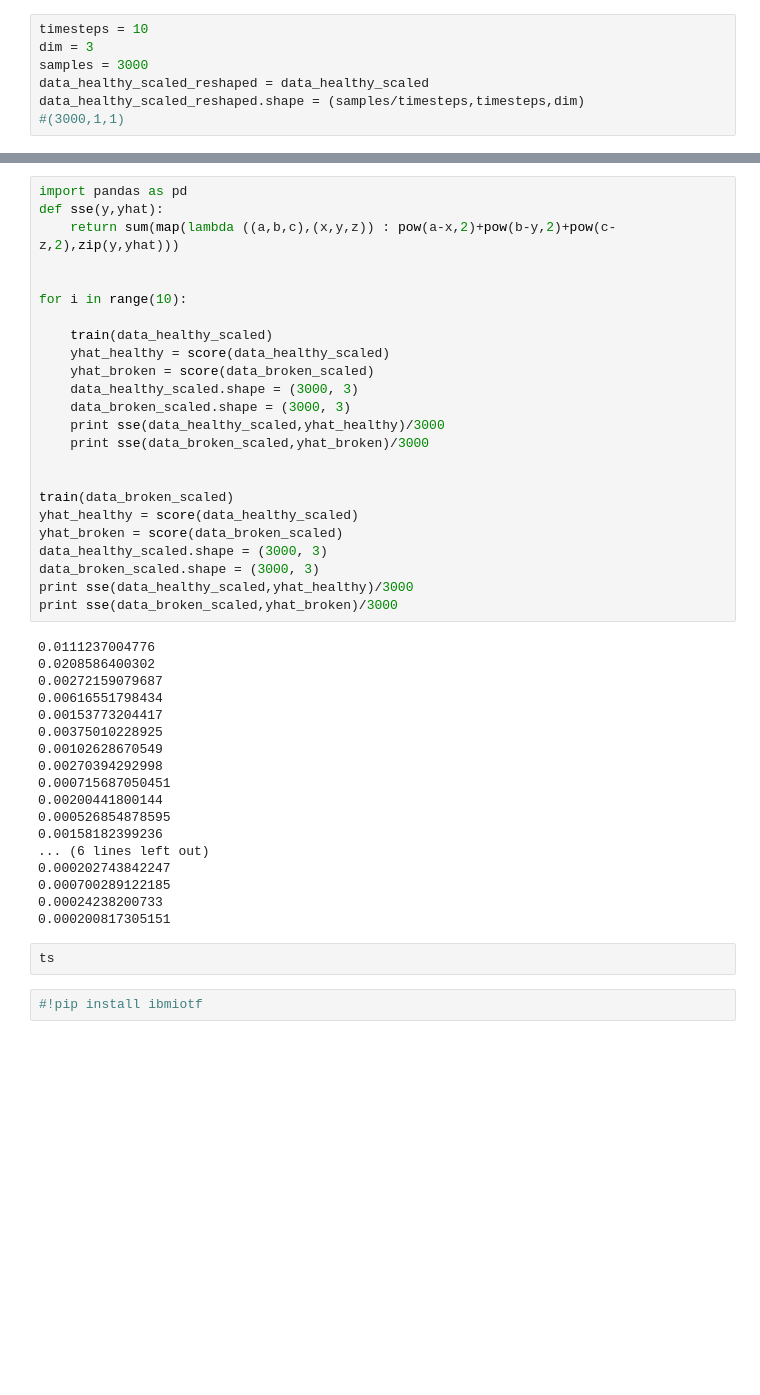
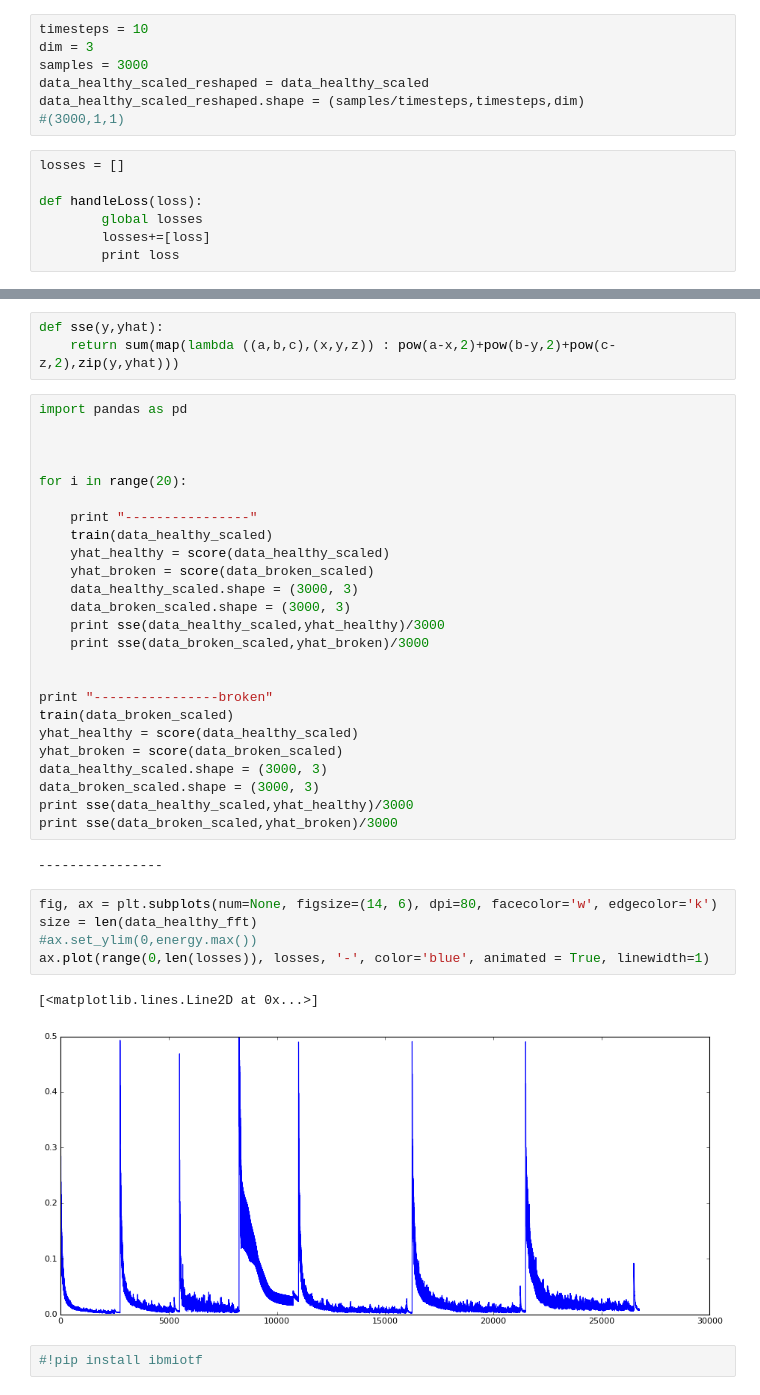
Before and after one commit to romeokienzler/ibm-developer, a Jupyter notebook: WatsonIoTPlatformKerasTFLSTM.ipynb, the cells around one changed output, grey strips where cells are left out. Cells and saved outputs as stored; diff of their text form; blank space fills up the shorter version.

```diff
--- a/WatsonIoTPlatformKerasTFLSTM.ipynb
+++ b/WatsonIoTPlatformKerasTFLSTM.ipynb
@@ -89,3 +78,10 @@ samples = 3000
 data_healthy_scaled_reshaped = data_healthy_scaled
 data_healthy_scaled_reshaped.shape = (samples/timesteps,timesteps,dim)
 #(3000,1,1)
+# %%
+losses = []
+
+def handleLoss(loss):
+        global losses
+        losses+=[loss]
+        print loss
@@ -110,14 +125,17 @@ def score(data):
     yhat =  model.predict(data)
     yhat.shape = (3000, 3)
     return yhat
+# %%
+def sse(y,yhat):
+    return sum(map(lambda ((a,b,c),(x,y,z)) : pow(a-x,2)+pow(b-y,2)+pow(c-z,2),zip(y,yhat)))
 # %%
 import pandas as pd
-def sse(y,yhat):
-    return sum(map(lambda ((a,b,c),(x,y,z)) : pow(a-x,2)+pow(b-y,2)+pow(c-z,2),zip(y,yhat)))
 
 
-for i in range(10):
 
+for i in range(20):
+
+    print "----------------"
     train(data_healthy_scaled)
     yhat_healthy = score(data_healthy_scaled)
     yhat_broken = score(data_broken_scaled)
@@ -127,6 +145,7 @@ for i in range(10):
     print sse(data_broken_scaled,yhat_broken)/3000
 
 
+print "----------------broken"
 train(data_broken_scaled)
 yhat_healthy = score(data_healthy_scaled)
 yhat_broken = score(data_broken_scaled)
@@ -135,25 +154,15 @@ data_broken_scaled.shape = (3000, 3)
 print sse(data_healthy_scaled,yhat_healthy)/3000
 print sse(data_broken_scaled,yhat_broken)/3000
 # %% [output]
-0.0111237004776
-0.0208586400302
-0.00272159079687
-0.00616551798434
-0.00153773204417
-0.00375010228925
-0.00102628670549
-0.00270394292998
-0.000715687050451
-0.00200441800144
-0.000526854878595
-0.00158182399236
-... (6 lines left out)
-0.000202743842247
-0.000700289122185
-0.00024238200733
-0.000200817305151
+----------------
-# %%
-ts
+# %%
+fig, ax = plt.subplots(num=None, figsize=(14, 6), dpi=80, facecolor='w', edgecolor='k')
+size = len(data_healthy_fft)
+#ax.set_ylim(0,energy.max())
+ax.plot(range(0,len(losses)), losses, '-', color='blue', animated = True, linewidth=1)
+# %% [output]
+[<matplotlib.lines.Line2D at 0x...>]
+[figure, added]
 # %%
 #!pip install ibmiotf
 # %%
```
Also changed, not shown: parts of 19 cells of this notebook.
